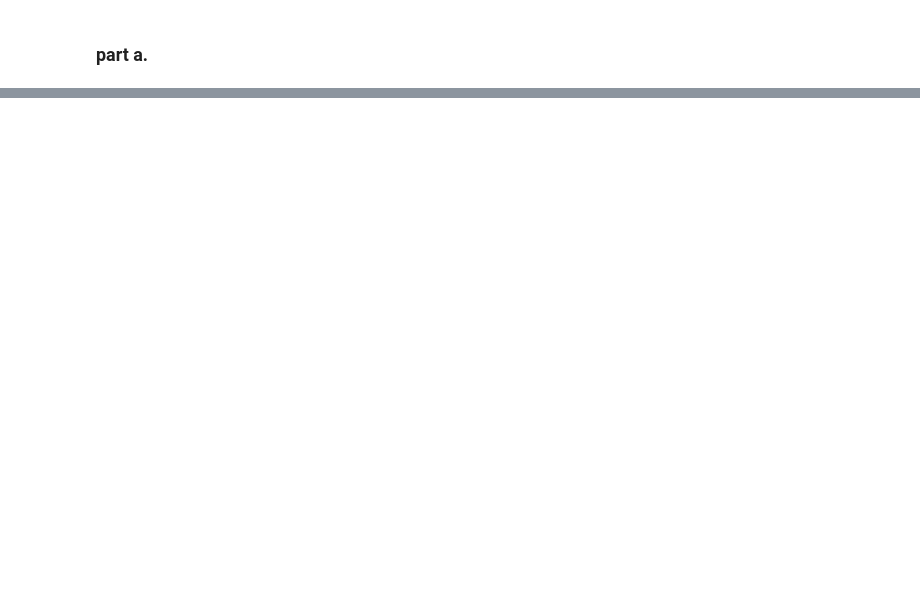
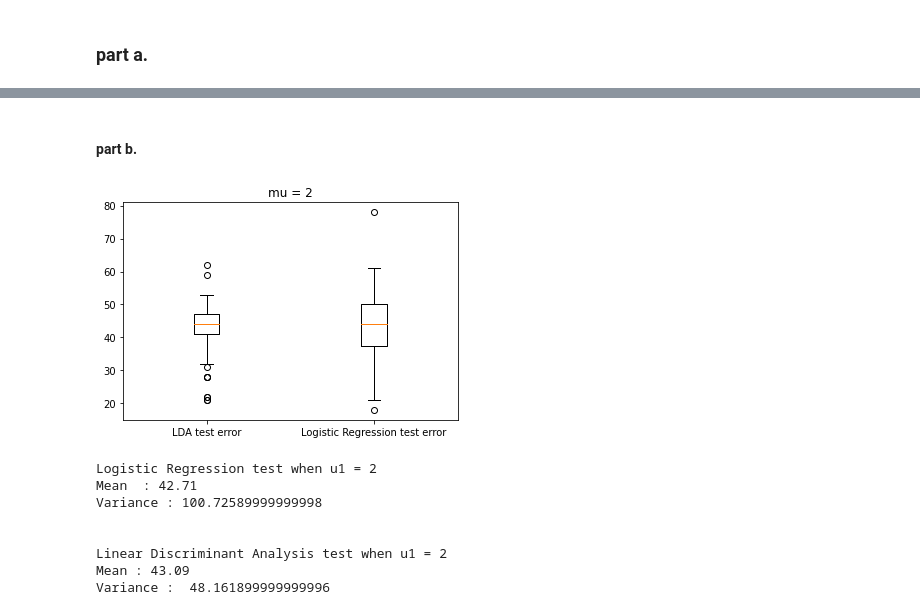
Before and after one commit to sgwlee96/STA142A, a Jupyter notebook: SW_L_HW2.ipynb, the cells around one changed output, grey strips where cells are left out. Cells and saved outputs as stored; diff of their text form; code cells hidden in the pictures; blank space fills up the shorter version.

```diff
--- a/SW_L_HW2.ipynb
+++ b/SW_L_HW2.ipynb
@@ -18,21 +20,23 @@ mu = 1
 def GeneratingData(mu, n):
     # P(Y=1) = 0.5
     # Generating the data
-    data = np.random.binomial(1, 0.5, n)
-    Y = np.where(data == 0, -1, 1)
+    data = np.where(np.random.binomial(1,0.5,100) == 0, -1, 1)
+    # Y = np.where(data == 0, -1, 1)
+
 
     # X|(Y = 1)
-    X1 = Y[Y==1]
+    X1 = data[data==1]
     X1t = np.random.standard_t(1, len(X1)) + mu
 
     # X|(Y = −1)
-    X_1 = Y[Y==-1]
+    X_1 = data[data==-1]
     X_1t = np.random.standard_t(1, len(X_1))
     # Create train data X
     X1t = X1t.reshape(-1, 1)
     X_1t = X_1t.reshape(-1, 1)
 
     X = np.concatenate((X1t, X_1t))
+    Y = np.repeat([1,-1],(len(X1),len(X_1)))
 
     return X, Y
 
@@ -78,0 +98,52 @@ for i in range(100):
+# %% [markdown]
+#### part b.
+# %%
+# mu = 2
+
+
+LRTesterror = list()
+LDATesterror = list()
+
+
+for i in range(100):
+
+    LR = LogisticRegression()
+    LDA = LinearDiscriminantAnalysis()
+
+
+    X_train, Y_train = GeneratingData(2, 100)
+    X_test, Y_test = GeneratingData(2, 100)
+
+    LR.fit(X_train, Y_train)
+    LDA.fit(X_test, Y_test)
+
+    LRerror = sum(Y_test != LR.predict(X_test))
+    LDAerror = sum(Y_test != LDA.predict(X_test))
+    LRTesterror.append(LRerror)
+    LDATesterror.append(LDAerror)
+
+# Plot a box-plot of the test error of logistic regression and LDA for 100 trials.
+
+fig, ax = plt.subplots()
+ax.boxplot([LDATesterror, LRTesterror])
+plt.xticks([1, 2], ['LDA test error', 'Logistic Regression test error'])
+plt.title("mu = 2")
+plt.show()
+
+print("Logistic Regression test when u1 = 2")
+print(f"Mean  : {np.mean(LRTesterror)} ")
+print(f"Variance : {np.var(LRTesterror)}")
+print("\n")
+print("Linear Discriminant Analysis test when u1 = 2")
+print(f"Mean : {np.mean(LDATesterror)}")
+print(f"Variance :  {np.var(LDATesterror)}")
+# %% [output]
+[figure, added]
+Logistic Regression test when u1 = 2
+Mean  : 42.71
+Variance : 100.72589999999998
+
+
+Linear Discriminant Analysis test when u1 = 2
+Mean : 43.09
+Variance :  48.161899999999996
```
Also changed, not shown: parts of 23 cells of this notebook.
